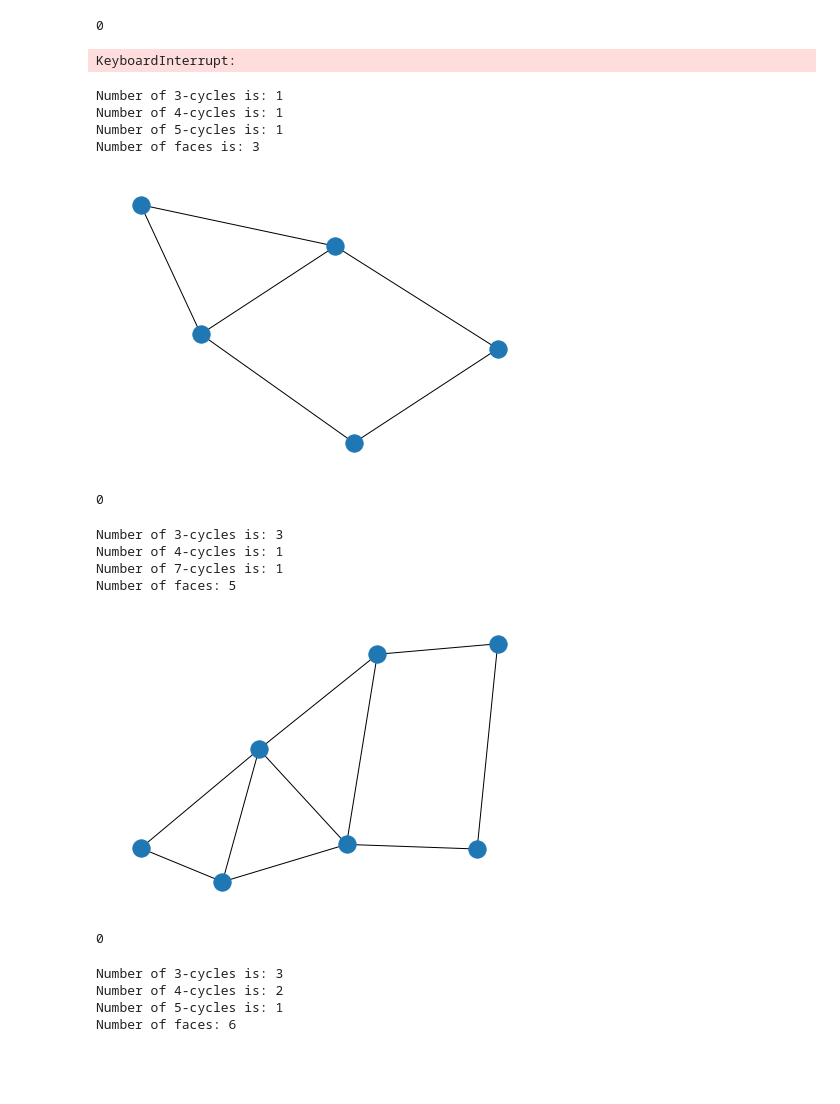
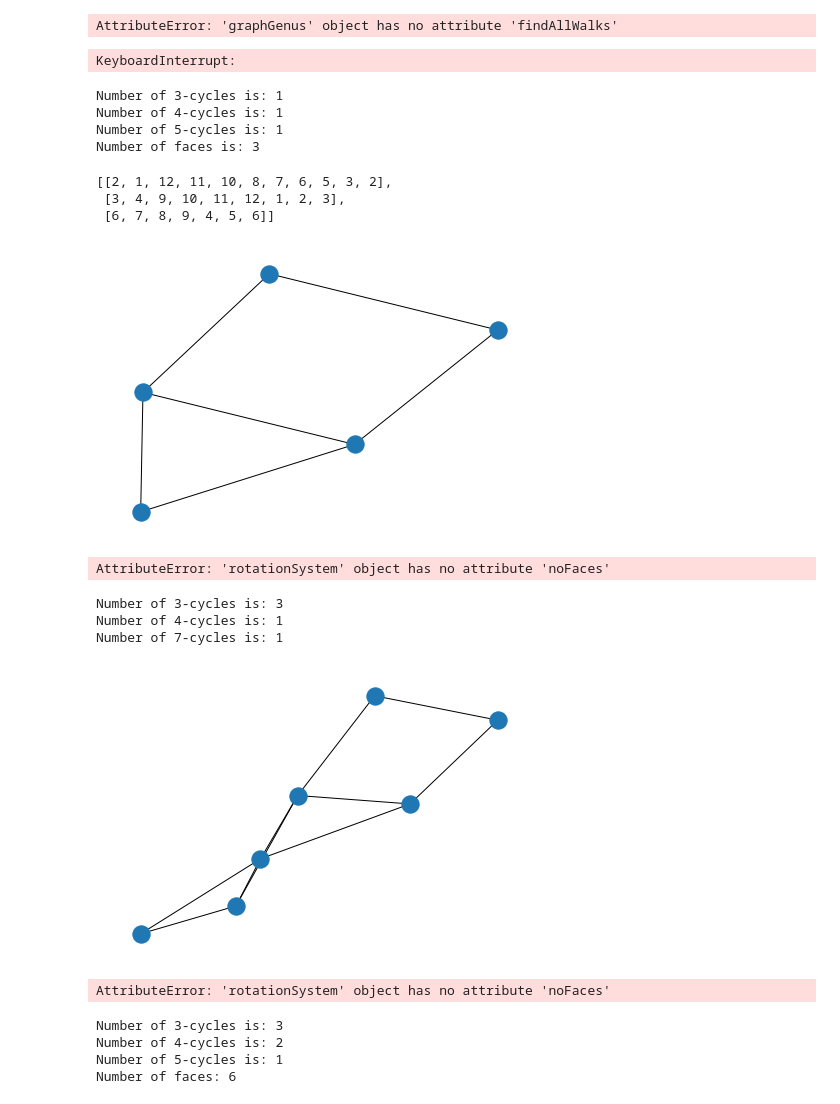
Before and after one commit to joshuasc2001/Final-Year-Project, a Jupyter notebook: FYP.ipynb, the cells around one changed output. Saved outputs shown, nothing was run; the diff lists cells and outputs as text; code cells hidden in the pictures; blank space fills up the shorter version.

```diff
--- a/FYP.ipynb
+++ b/FYP.ipynb
@@ -80,6 +80,7 @@ class rotationSystem:
 
 
     def findAllWalks(self):
+        ## need to check if graph is connected before finding boundary cycles
         """Find all border walks"""
         checked = []
         cycles = []
@@ -100,8 +101,9 @@ class rotationSystem:
 
         return cycles
 
-    def noCycles(self):
-        """Returns a list with the number of each cycle"""
+    #may change to replace 0,1,2,3,4,...-cycles to their actual names
+    def displayBoundaryCycles(self):
+        """Displays the number of boundary cycles of each length"""
         cycles = []
         allCycles = []
         walks = self.findAllWalks()
@@ -116,24 +118,19 @@ class rotationSystem:
                     counter +=1
             cycles.append(counter)
 
+        for i in range(len(cycles)): #print out number of each cycle
+            if cycles[i] != 0: #prevents printing out number of k-cycles if there is no k-cycle
+                print(f"Number of {i}-cycles is: {cycles[i]}")
+
         return cycles
 
-    #may change to replace 0,1,2,3,4,...-cycles to their actual names
-    def displayCycles(self):
-        """Displays the number of cycles """
-        for i in range(len(self.noCycles())): #print out number of each cycle
-            if self.noCycles()[i] != 0: #prevents printing out number of k-cycles if there is no k-cycle
-                print(f"Number of {i}-cycles is: {self.noCycles()[i]}")
-
-    def noFaces(self):
-        return len(self.findAllWalks())
 
     def displayFaces(self):
-        print(f"Number of faces is: {self.noFaces()}")
+        print(f"Number of faces is: {len(self.findAllWalks())}")
 
 
     def findGenus(self):
-        return int(1 - 0.5*(self.noVertices() - self.noEdges() + self.noFaces()))
+        return int(1 - 0.5*(self.noVertices() - self.noEdges() + len(self.findAllWalks())))
 
 import itertools
 
@@ -176,9 +173,9 @@ class graphGenus:
 e = [(1,2),(3,4,5),(6,7),(8,9,10),(11,12)]
 v = [(2,3),(5,6),(7,8),(9,4),(10,11),(12,1)]
 x = graphGenus(e,v)
-x.genusOfGraph()
+#x.genusOfGraph()
 # %% [output]
-0
+AttributeError: 'graphGenus' object has no attribute 'findAllWalks'
 # %%
 v = [(2,3),(4,5,12,14),(6,20,7),(8,15,9,11),(10,1,13), (18,19),(16,17)]
 e = [(1,2),(3,4),(5,6),(7,8),(9,10),(11,12),(13,14),(15,16),(17,18),(19,20)]
@@ -192,38 +189,41 @@ KeyboardInterrupt:
 e = [(1,2),(3,4,5),(6,7),(8,9,10),(11,12)]
 v = [(2,3),(5,6),(7,8),(9,4),(10,11),(12,1)]
 r = rotationSystem(e,v)
-r.displayCycles()
+r.displayBoundaryCycles()
 r.displayFaces()
 G = nx.MultiGraph(r.conversion())
 nx.draw(G)
+r.findAllWalks()
 # %% [output]
 Number of 3-cycles is: 1
 Number of 4-cycles is: 1
 Number of 5-cycles is: 1
 Number of faces is: 3
+[[2, 1, 12, 11, 10, 8, 7, 6, 5, 3, 2],
+ [3, 4, 9, 10, 11, 12, 1, 2, 3],
+ [6, 7, 8, 9, 4, 5, 6]]
-[figure, old version]
+[figure, new version]
 # %%
 r.findGenus()
 # %% [output]
-0
+AttributeError: 'rotationSystem' object has no attribute 'noFaces'
 # %%
 v1 = [(2,3),(4,5,12,14),(6,20,7),(8,15,9,11),(10,1,13), (18,19),(16,17)]
 e1 = [(1,2),(3,4),(5,6),(7,8),(9,10),(11,12),(13,14),(15,16),(17,18),(19,20)]
 r1 = rotationSystem(v1,e1)
-r1.displayCycles()
-print(f"Number of faces: {r1.noFaces()}")
+r1.displayBoundaryCycles()
+
 G1 = nx.MultiGraph(r1.conversion())
 nx.draw(G1)
 # %% [output]
 Number of 3-cycles is: 3
 Number of 4-cycles is: 1
 Number of 7-cycles is: 1
-Number of faces: 5
-[figure, old version]
+[figure, new version]
 # %%
 r1.findGenus()
 # %% [output]
-0
+AttributeError: 'rotationSystem' object has no attribute 'noFaces'
 # %%
 v2 = [(2,22,3),(4,5,12,14),(6,20,7),(8,15,9,11),(10,1,13), (18,19),(16,17,21)]
 e2 = [(1,2),(3,4),(5,6),(7,8),(9,10),(11,12),(13,14),(15,16),(17,18),(19,20),(21,22)]
```
Also changed, not shown: 1 other file.
